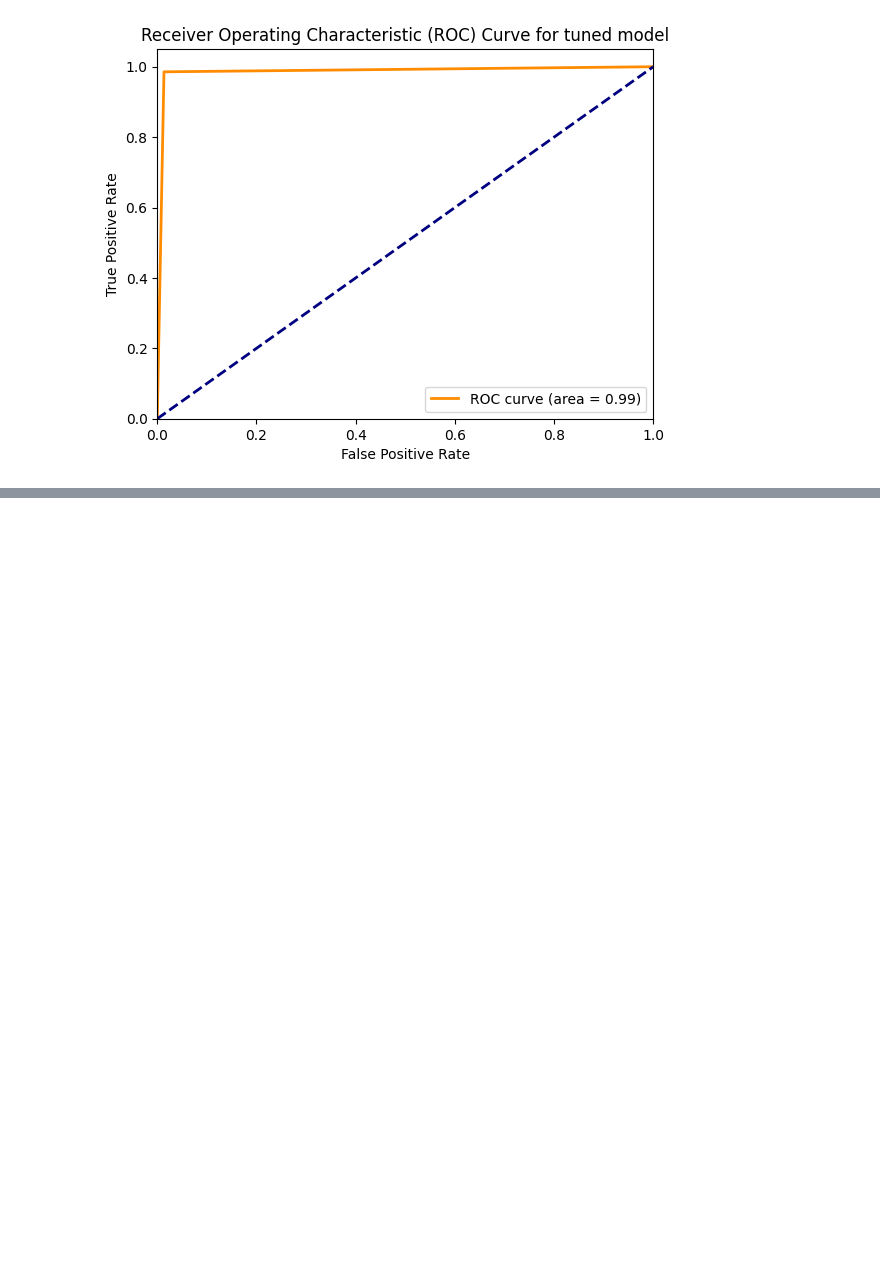
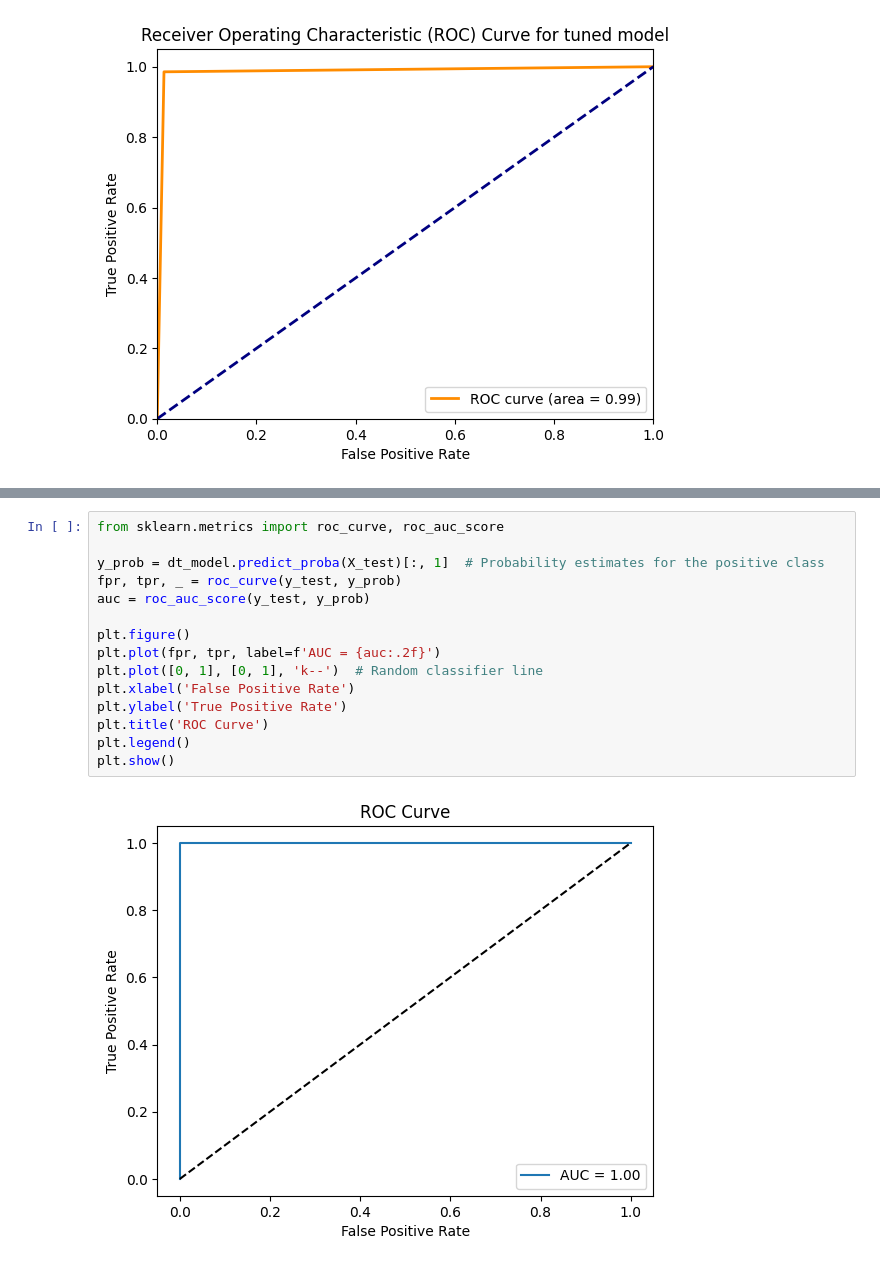
Before and after one commit to Sarah-Jasim/ENGG680_Breast-Cancer-detection-using-machine-learning, a Jupyter notebook: 680_Project_main.ipynb, the cells around one changed output, grey strips where cells are left out. Cells and saved outputs as stored; diff of their text form; blank space fills up the shorter version.

```diff
--- a/680_Project_main.ipynb
+++ b/680_Project_main.ipynb
@@ -368,0 +419,17 @@ ROC AUC Score (ROC Curve): 0.9859968664316491
+# %%
+from sklearn.metrics import roc_curve, roc_auc_score
+
+y_prob = dt_model.predict_proba(X_test)[:, 1]  # Probability estimates for the positive class
+fpr, tpr, _ = roc_curve(y_test, y_prob)
+auc = roc_auc_score(y_test, y_prob)
+
+plt.figure()
+plt.plot(fpr, tpr, label=f'AUC = {auc:.2f}')
+plt.plot([0, 1], [0, 1], 'k--')  # Random classifier line
+plt.xlabel('False Positive Rate')
+plt.ylabel('True Positive Rate')
+plt.title('ROC Curve')
+plt.legend()
+plt.show()
+# %% [output]
+[figure, added]
```
Also changed, not shown: parts of 14 cells of this notebook.
